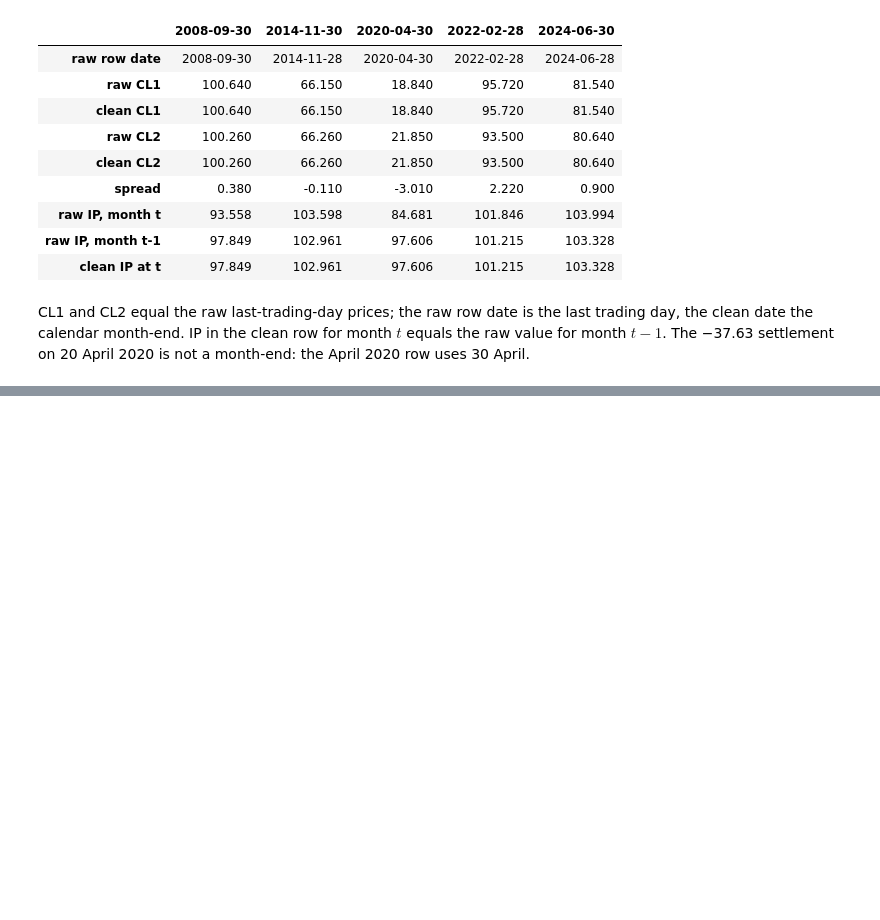
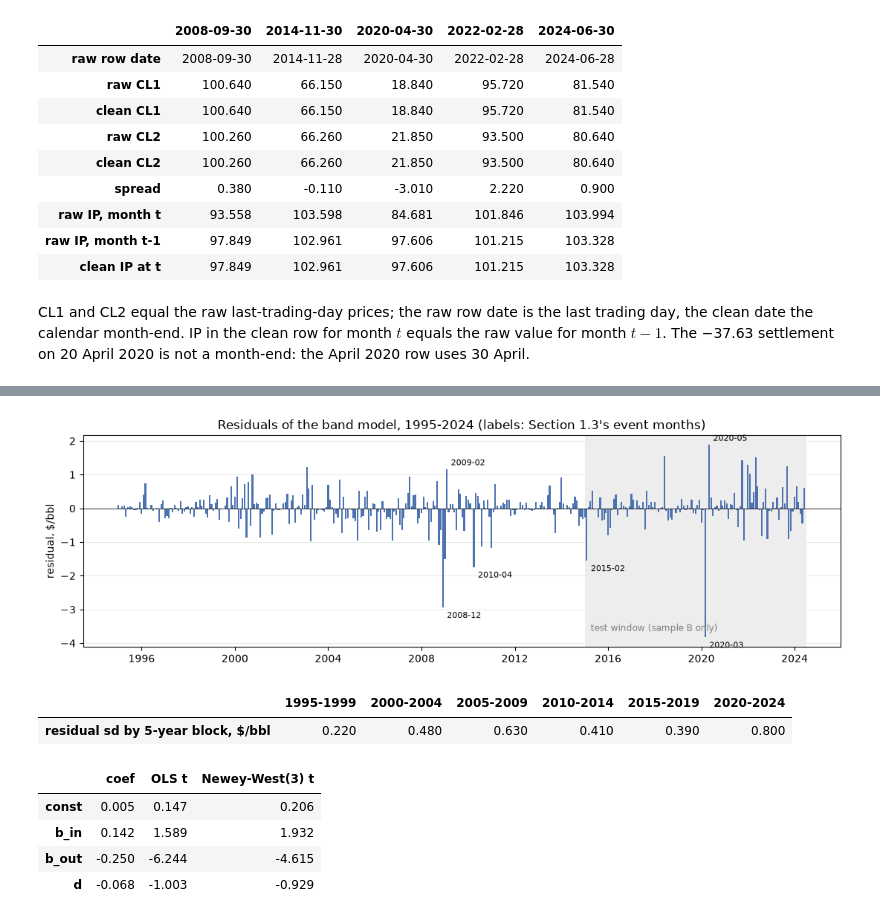
Before and after one commit to Adkid-Zephyr/fe-oil-group-work, a Jupyter notebook: oil-forecasting.ipynb, the cells around one changed output, grey strips where cells are left out. Saved outputs shown, nothing was run; the diff lists cells and outputs as text; code cells hidden in the pictures; blank space fills up the shorter version.

```diff
--- a/oil-forecasting.ipynb
+++ b/oil-forecasting.ipynb
@@ -629,0 +1716,54 @@ CL1 and CL2 equal the raw last-trading-day prices; the raw row date is the last
+# %%
+# 5.1 Settings and the model on both samples (Section 2.1's construction: band = mean +/- 1 sd of the sample's spreads)
+SEC5_RESULTS = REPO / "data" / "results" / "Mike&Div"
+SAMPLE_A, SAMPLE_B = "A: to Dec 2014", "B: to Jun 2024"
+ALPHA, LAGS_TEST, RESET_POWERS = 0.05, [1, 12], [2, 3]
+NW_MAIN, NW_SHOWN, ROLL_WINDOW = 3, [0, 3, 6, 12], 120
+CHOW_BREAKS = {"2008-09": "2008 crisis", "2014-11": "OPEC no-cut decision", "2020-03": "COVID shock"}
+EVENTS = pd.read_csv(RESULTS / "target_outliers.csv")
+SEC5_TERMS = ["const", "b_in", "b_out", "d"]
+K5 = len(SEC5_TERMS)
+
+
+def band_model_fit(last_target_month):
+    d5 = load_monthly(last_target_month)
+    lo5, hi5 = band_at(d5, len(d5))
+    out5 = ((d5["S"] < lo5) | (d5["S"] > hi5)).values
+    X5 = pd.DataFrame({"const": 1.0, "b_in": d5["S"] * ~out5, "b_out": d5["S"] * out5, "d": out5.astype(float)})
+    return {"data": d5, "X": X5, "y": d5["y"], "ols": sm.OLS(d5["y"], X5).fit(), "band": (lo5, hi5), "outside": out5}
+
+
+FIT5 = {SAMPLE_A: band_model_fit(VALID[1]), SAMPLE_B: band_model_fit(TEST[1])}
+FA = FIT5[SAMPLE_A]
+assert np.allclose(FA["ols"].params, fit.params), "sample A must be Section 2.1's fit"
+nwA = sm.OLS(FA["y"], FA["X"]).fit(cov_type="HAC", cov_kwds={"maxlags": NW_MAIN})
+coef5 = pd.DataFrame({"coef": FA["ols"].params, "OLS t": FA["ols"].tvalues, f"Newey-West({NW_MAIN}) t": nwA.tvalues})
+
+# Residuals over time (full sample), and their size by 5-year block
+FB = FIT5[SAMPLE_B]
+res_b = pd.Series(FB["ols"].resid.values, index=pd.to_datetime(FB["data"]["target_month"]))
+sd_b = FB["ols"].resid.std(ddof=K5)
+fig, ax = plt.subplots(figsize=(11, 3.6))
+ax.axvspan(pd.Timestamp(TEST[0]), res_b.index[-1] + pd.offsets.MonthEnd(1), color="#EDEDED", lw=0)
+ax.bar(res_b.index, res_b.values, width=25, color="#4C72B0")
+ax.axhline(0, color="black", lw=0.6)
+for _, ev in EVENTS.iterrows():
+    t_ = pd.Timestamp(ev["target_month"])
+    ax.annotate(ev["target_month"], (t_, res_b.loc[t_]), xytext=(4, -10 if res_b.loc[t_] < 0 else 4), textcoords="offset points", fontsize=8)
+ax.text(pd.Timestamp(TEST[0]), ax.get_ylim()[0] * 0.9, "  test window (sample B only)", fontsize=8.5, color="grey", va="bottom")
+ax.set_title("Residuals of the band model, 1995-2024 (labels: Section 1.3's event months)")
+ax.set_ylabel(r"residual, \$/bbl"); ax.grid(axis="y", lw=0.4, alpha=0.5); ax.set_axisbelow(True)
+fig.tight_layout(); fig.savefig(SEC5_RESULTS / "residuals_over_time.png", dpi=300); plt.show()
+by_block = pd.Series(res_b.values).groupby([f"{y // 5 * 5}-{min(y // 5 * 5 + 4, 2024)}" for y in res_b.index.year]).std(ddof=1)
+by_block.name = "residual sd by 5-year block, $/bbl"
+display(by_block.to_frame().T.round(2))
+coef5.round(3)
+# %% [output]
+[figure, added]
+|  | 1995-1999 | 2000-2004 | 2005-2009 | 2010-2014 | 2015-2019 | 2020-2024 |
+| residual sd by 5-year block, $/bbl | 0.220 | 0.480 | 0.630 | 0.410 | 0.390 | 0.800 |
+|  | coef | OLS t | Newey-West(3) t |
+| const | 0.005 | 0.147 | 0.206 |
+| b_in | 0.142 | 1.589 | 1.932 |
+| b_out | -0.250 | -6.244 | -4.615 |
+| d | -0.068 | -1.003 | -0.929 |
```
Also changed, not shown: parts of 53 cells of this notebook, 27 other files.
